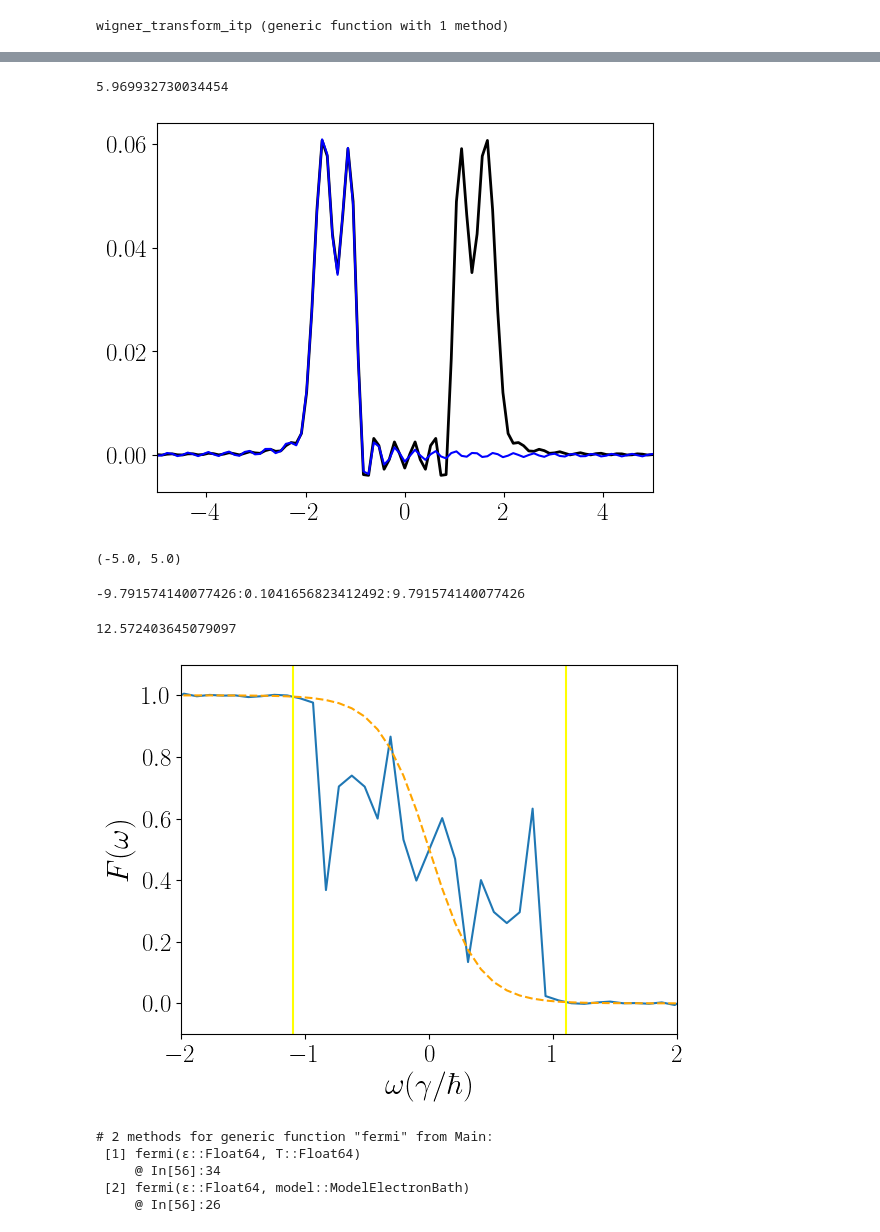
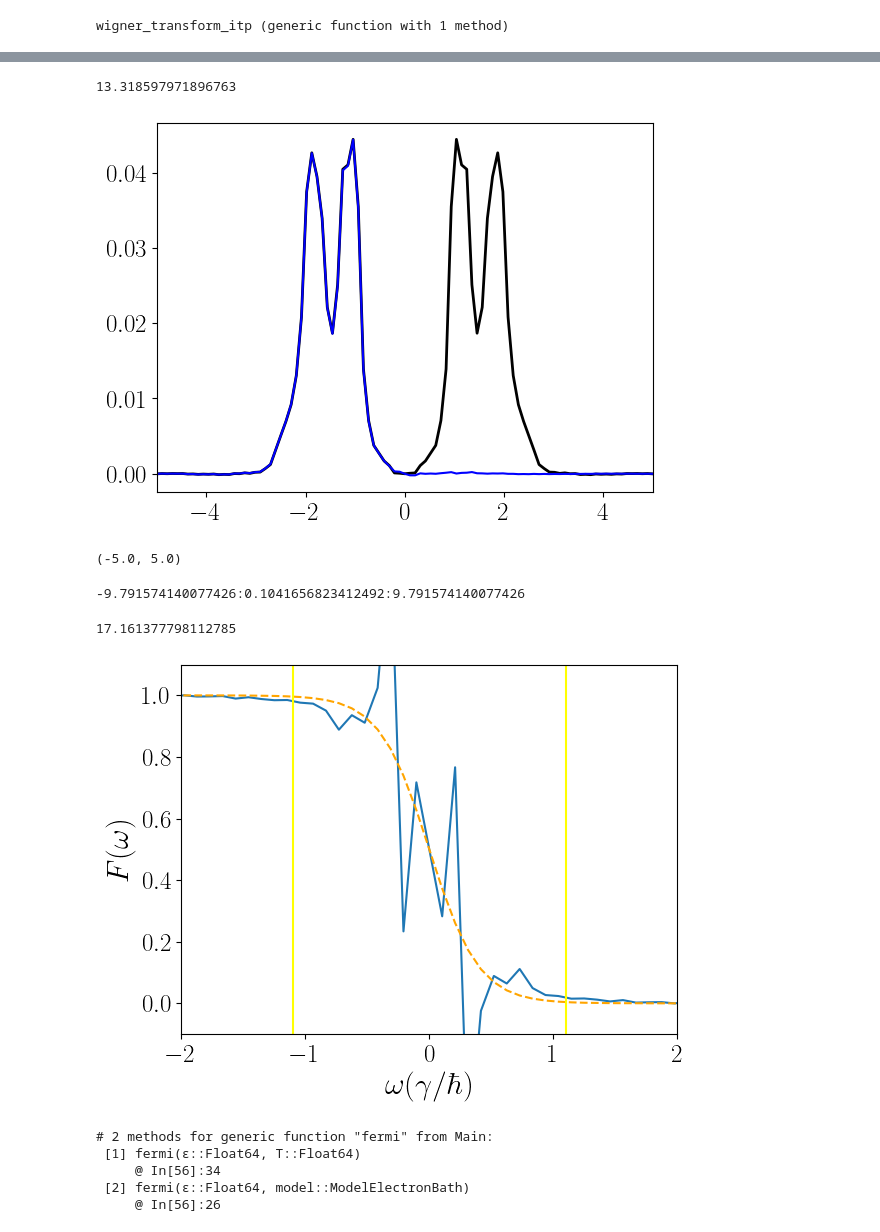
Before and after one commit to Jalil199/KBE-DrivenElectrons, a Jupyter notebook: main-rice_mele.ipynb, the cells around one changed output, grey strips where cells are left out. Saved outputs shown, nothing was run; the diff lists cells and outputs as text; code cells hidden in the pictures.

```diff
--- a/main-rice_mele.ipynb
+++ b/main-rice_mele.ipynb
@@ -1018,15 +1049,16 @@ plt.show()
 # %%
-t_avg = 50#240#165#360#213#110#300
+t_avg = 90#240#165#360#213#110#300
 t_avg_sol = ts[t_avg]
+
 println(t_avg_sol)
 
 plot(ωs, real.(A_Wigner_sumk[:,t_avg])/(40), color="black", linewidth=2)
 plot(ωs, imag.(GL_Wigner_sumk[:,t_avg])/pi/(40), color="blue", linewidth=1.5)
 plt.xlim(-5,5)
 #plt.ylim(-0.001,0.001)
 # %% [output]
-5.969932730034454
+13.318597971896763
-[figure, old version]
+[figure, new version]
 (-5.0, 5.0)
 # %%
 #model = ModelElectronBath()
@@ -1035,7 +1067,7 @@ plt.xlim(-5,5)
 # %% [output]
 -9.791574140077426:0.1041656823412492:9.791574140077426
 # %%
-t_avg = 90
+t_avg = 110
 t_avg_sol = ts[t_avg]
 println(t_avg_sol)
 δ = 1e-3
@@ -1083,8 +1115,8 @@ xlabel(raw"$\omega(\gamma/\hbar)$")
 ylabel(raw"$F\mathrm{(\omega )}$")
 plt.savefig("F.png")
 # %% [output]
-12.572403645079097
+17.161377798112785
-[figure, old version]
+[figure, new version]
 # %%
 # mask = abs.(A_col) .> δ
 
```
Also changed, not shown: parts of 19 cells of this notebook, 5 other files.
